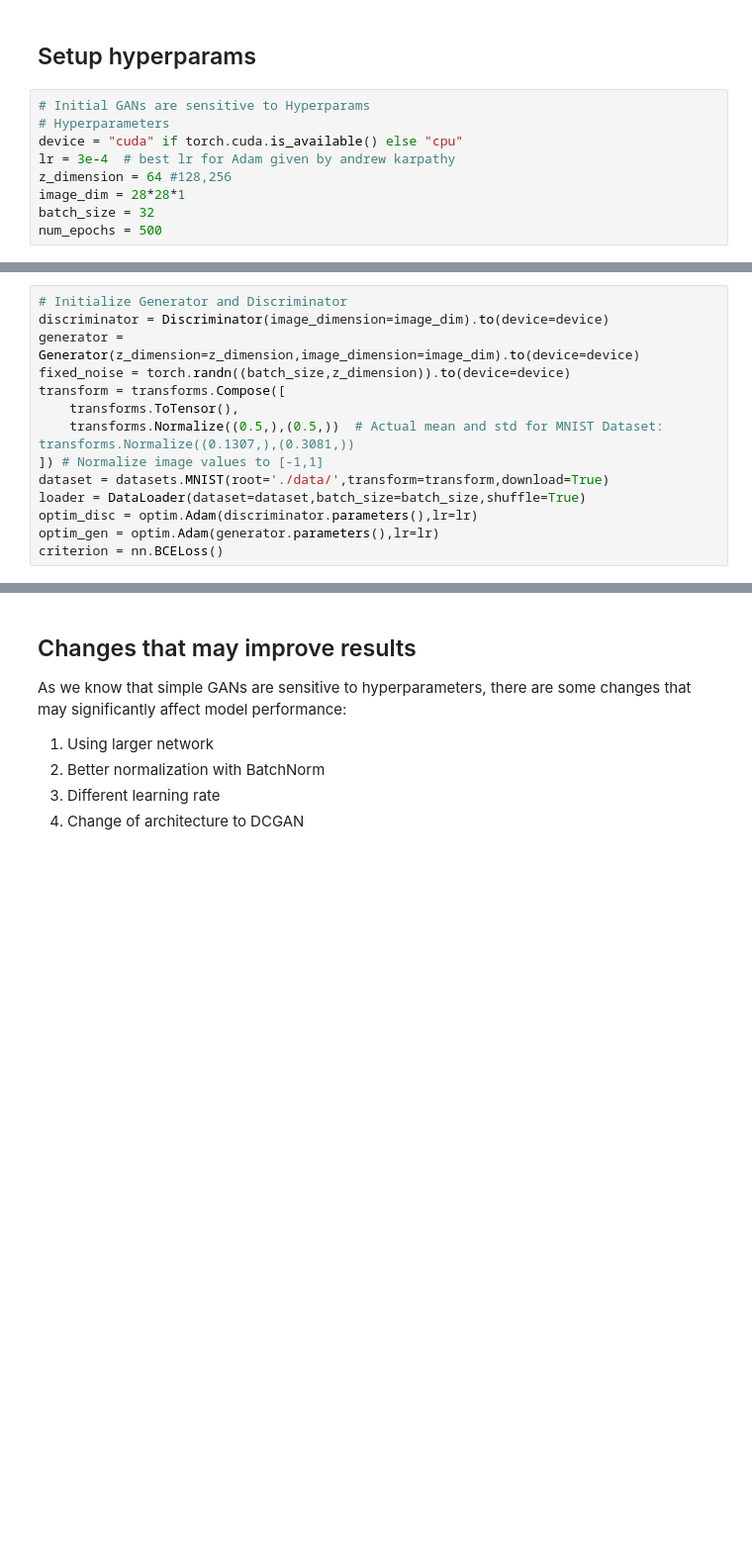
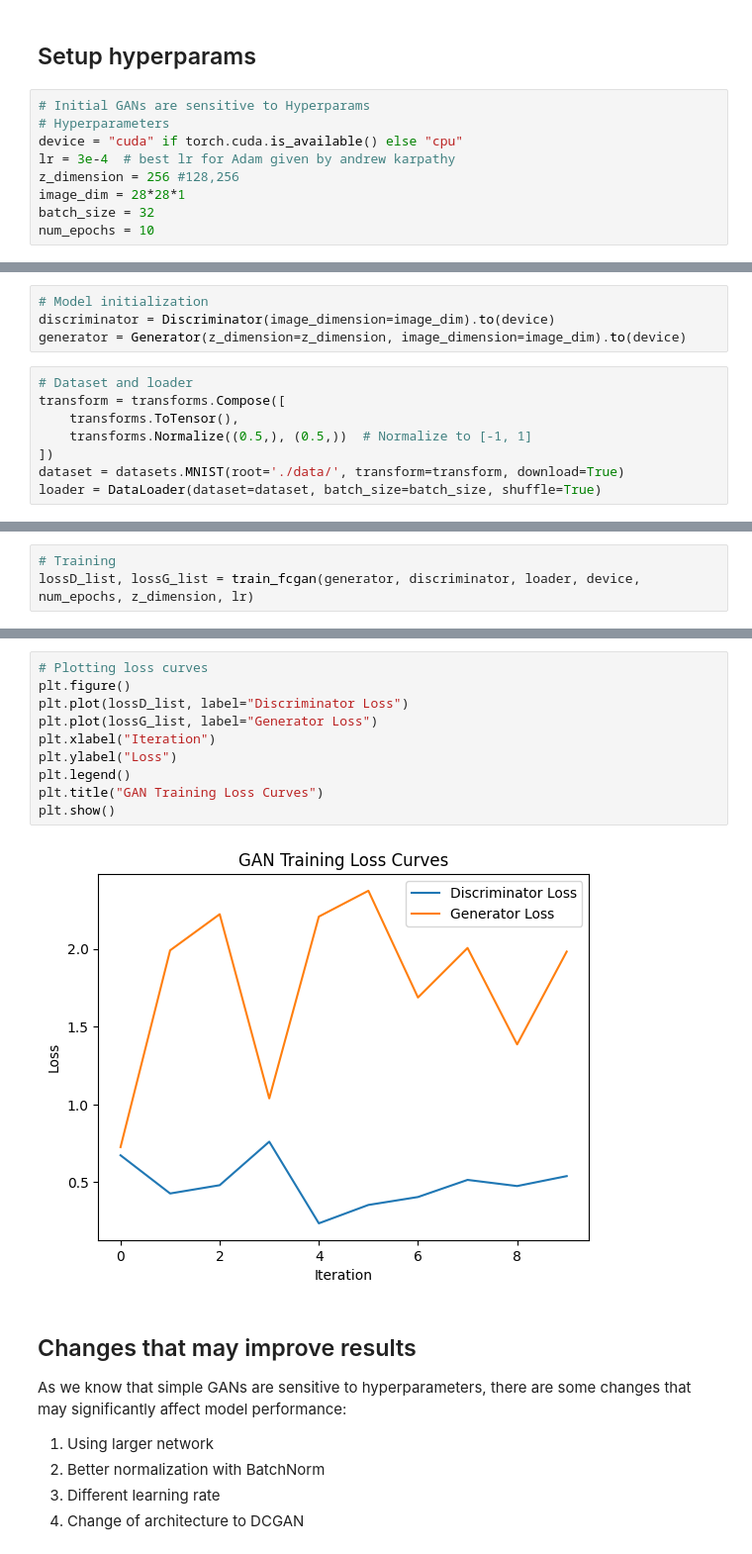
Before and after one commit to harshalchalke31/gans_and_vae_implementation, a Jupyter notebook: SimpleGAN.ipynb, the cells around one changed output, grey strips where cells are left out. Shown at 99% size. Saved outputs shown, nothing was run; the diff lists cells and outputs as text; blank space fills up the shorter version.

```diff
--- a/SimpleGAN.ipynb
+++ b/SimpleGAN.ipynb
@@ -19,7 +17,7 @@ from torch.utils.tensorboard import SummaryWriter
 # Hyperparameters
 device = "cuda" if torch.cuda.is_available() else "cpu"
 lr = 3e-4  # best lr for Adam given by andrew karpathy
-z_dimension = 64 #128,256
+z_dimension = 256 #128,256
 image_dim = 28*28*1
 batch_size = 32
-num_epochs = 500
+num_epochs = 10
@@ -28,14 +28,12 @@ num_epochs = 500
+# %%
+# Model initialization
+discriminator = Discriminator(image_dimension=image_dim).to(device)
+generator = Generator(z_dimension=z_dimension, image_dimension=image_dim).to(device)
 # %%
-# Initialize Generator and Discriminator
-discriminator = Discriminator(image_dimension=image_dim).to(device=device)
-generator = Generator(z_dimension=z_dimension,image_dimension=image_dim).to(device=device)
-fixed_noise = torch.randn((batch_size,z_dimension)).to(device=device)
+# Dataset and loader
 transform = transforms.Compose([
     transforms.ToTensor(),
-    transforms.Normalize((0.5,),(0.5,))  # Actual mean and std for MNIST Dataset: transforms.Normalize((0.1307,),(0.3081,))
-]) # Normalize image values to [-1,1]
-dataset = datasets.MNIST(root='./data/',transform=transform,download=True)
-loader = DataLoader(dataset=dataset,batch_size=batch_size,shuffle=True)
-optim_disc = optim.Adam(discriminator.parameters(),lr=lr)
-optim_gen = optim.Adam(generator.parameters(),lr=lr)
-criterion = nn.BCELoss()
+    transforms.Normalize((0.5,), (0.5,))  # Normalize to [-1, 1]
+])
+dataset = datasets.MNIST(root='./data/', transform=transform, download=True)
+loader = DataLoader(dataset=dataset, batch_size=batch_size, shuffle=True)
@@ -112,0 +40,3 @@ KeyboardInterrupt:
+# %%
+# Training
+lossD_list, lossG_list = train_fcgan(generator, discriminator, loader, device, num_epochs, z_dimension, lr)
@@ -113,3 +54,15 @@ KeyboardInterrupt:
+# %%
+# Plotting loss curves
+plt.figure()
+plt.plot(lossD_list, label="Discriminator Loss")
+plt.plot(lossG_list, label="Generator Loss")
+plt.xlabel("Iteration")
+plt.ylabel("Loss")
+plt.legend()
+plt.title("GAN Training Loss Curves")
+plt.show()
+# %% [output]
+[figure, added]
 # %% [markdown]
 ## Changes that may improve results
 
```
Also changed, not shown: parts of 9 cells of this notebook, 12 other files.
